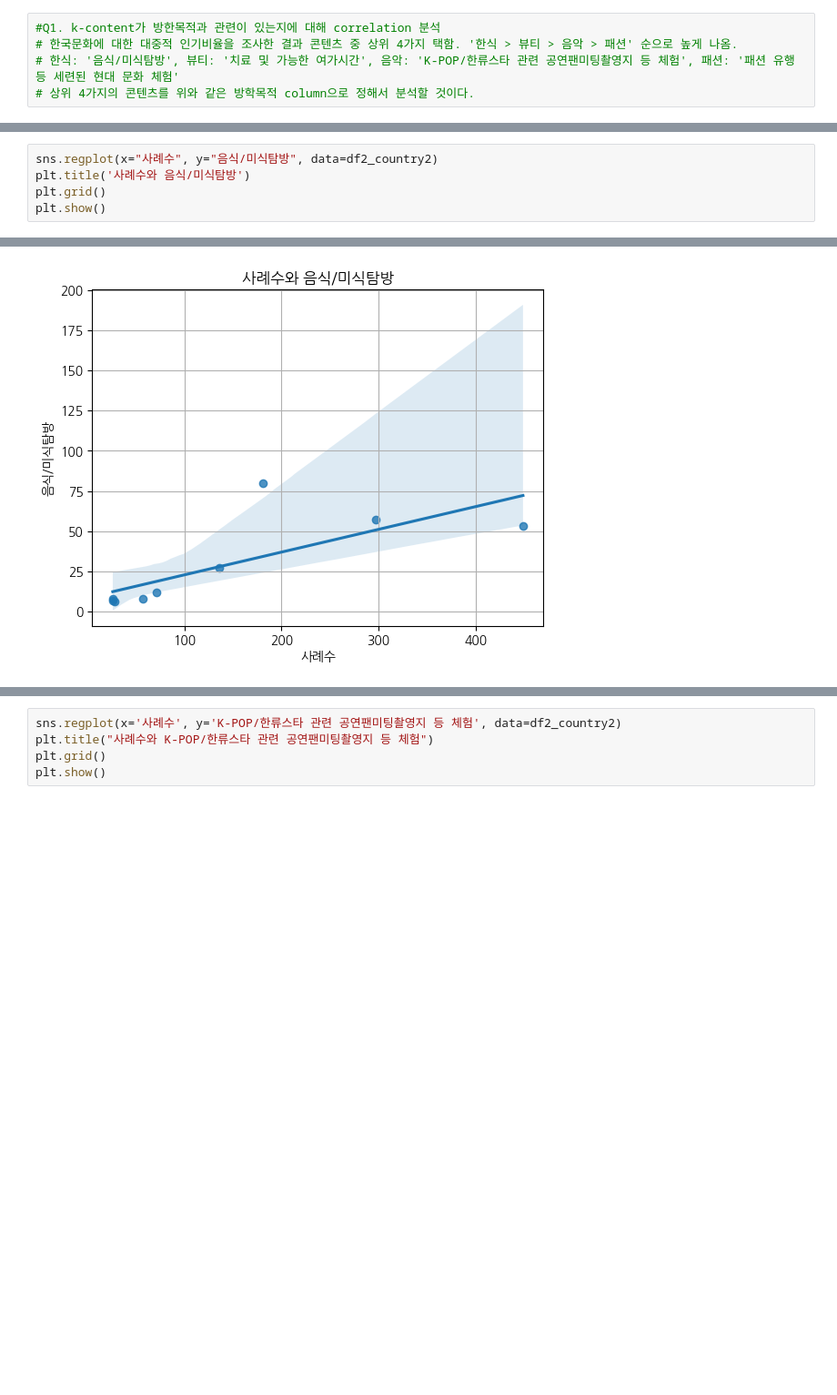
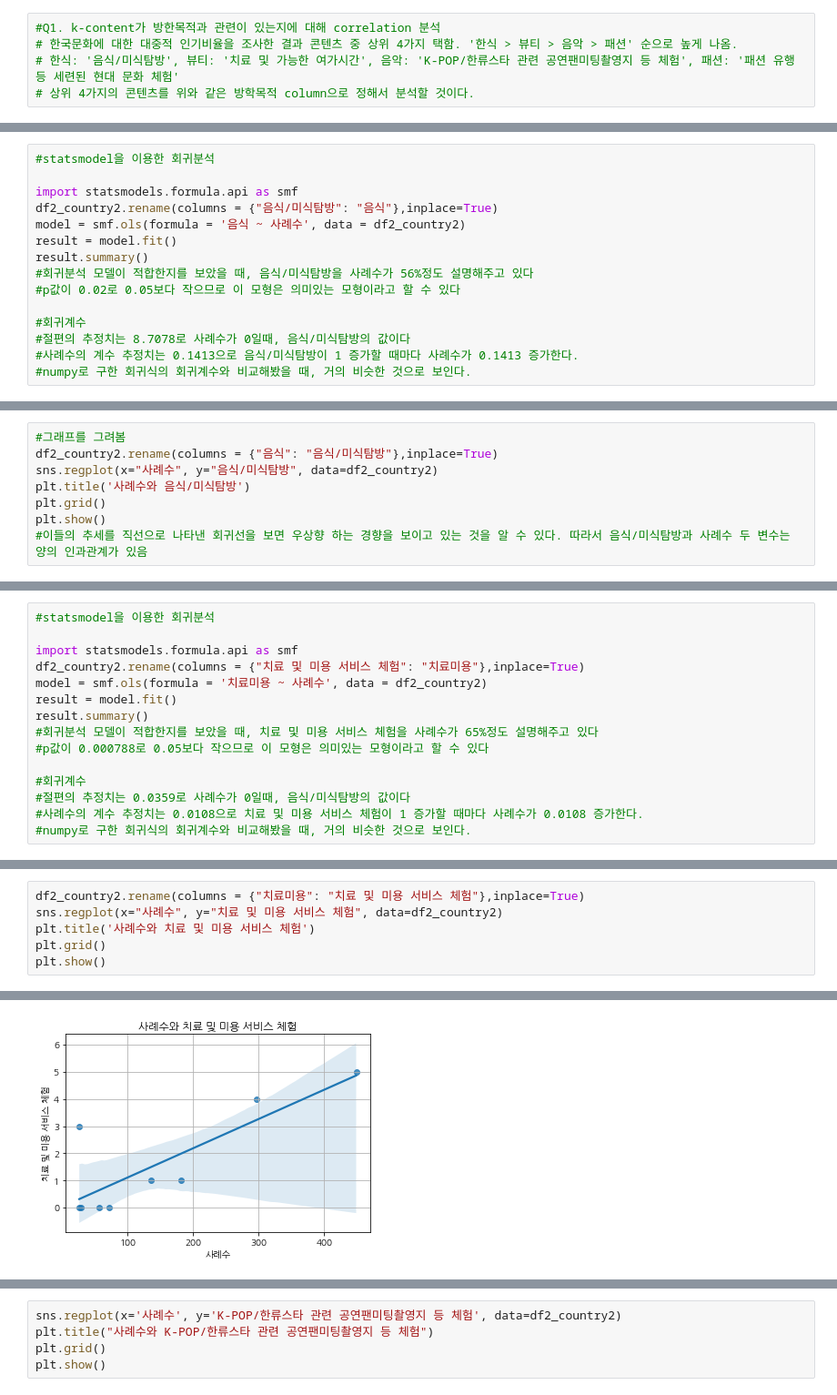
Before and after one commit to SDA2022/SDA-Project, a Jupyter notebook: 방한목적_분석.ipynb, the cells around one changed output, grey strips where cells are left out. Shown: that part at 91% size. Drawn from its saved outputs; the diff is of its cells as text; blank space fills up the shorter version.

Commit message:
방한목적_회귀분석
회귀분석 실행 순서
scatter그림 --> pearson상관분석 --> statesmodel을 이용해 회귀분석 --> 그래프 그려봄 --> R squared값이 낮다면 선형회귀식의 정확도를 높이기위한 방법 실행

```diff
--- a/방한목적_분석.ipynb
+++ b/방한목적_분석.ipynb
@@ -318,0 +265,15 @@ C:\Users\LG\.matplotlib
+# %%
+#statsmodel을 이용한 회귀분석
+
+import statsmodels.formula.api as smf
+df2_country2.rename(columns = {"음식/미식탐방": "음식"},inplace=True)
+model = smf.ols(formula = '음식 ~ 사례수', data = df2_country2)
+result = model.fit()
+result.summary()
+#회귀분석 모델이 적합한지를 보았을 때, 음식/미식탐방을 사례수가 56%정도 설명해주고 있다
+#p값이 0.02로 0.05보다 작으므로 이 모형은 의미있는 모형이라고 할 수 있다
+
+#회귀계수
+#절편의 추정치는 8.7078로 사례수가 0일때, 음식/미식탐방의 값이다
+#사례수의 계수 추정치는 0.1413으로 음식/미식탐방이 1 증가할 때마다 사례수가 0.1413 증가한다.
+#numpy로 구한 회귀식의 회귀계수와 비교해봤을 때, 거의 비슷한 것으로 보인다.
@@ -318,0 +304,8 @@ C:\Users\LG\.matplotlib
+# %%
+#그래프를 그려봄
+df2_country2.rename(columns = {"음식": "음식/미식탐방"},inplace=True)
+sns.regplot(x="사례수", y="음식/미식탐방", data=df2_country2)
+plt.title('사례수와 음식/미식탐방')
+plt.grid()
+plt.show()
+#이들의 추세를 직선으로 나타낸 회귀선을 보면 우상향 하는 경향을 보이고 있는 것을 알 수 있다. 따라서 음식/미식탐방과 사례수 두 변수는 양의 인과관계가 있음
@@ -318,0 +343,15 @@ C:\Users\LG\.matplotlib
+# %%
+#statsmodel을 이용한 회귀분석
+
+import statsmodels.formula.api as smf
+df2_country2.rename(columns = {"치료 및 미용 서비스 체험": "치료미용"},inplace=True)
+model = smf.ols(formula = '치료미용 ~ 사례수', data = df2_country2)
+result = model.fit()
+result.summary()
+#회귀분석 모델이 적합한지를 보았을 때, 치료 및 미용 서비스 체험을 사례수가 65%정도 설명해주고 있다
+#p값이 0.000788로 0.05보다 작으므로 이 모형은 의미있는 모형이라고 할 수 있다
+
+#회귀계수
+#절편의 추정치는 0.0359로 사례수가 0일때, 음식/미식탐방의 값이다
+#사례수의 계수 추정치는 0.0108으로 치료 및 미용 서비스 체험이 1 증가할 때마다 사례수가 0.0108 증가한다.
+#numpy로 구한 회귀식의 회귀계수와 비교해봤을 때, 거의 비슷한 것으로 보인다.
@@ -319,6 +382,7 @@ C:\Users\LG\.matplotlib
 # %%
-sns.regplot(x="사례수", y="음식/미식탐방", data=df2_country2)
-plt.title('사례수와 음식/미식탐방')
+df2_country2.rename(columns = {"치료미용": "치료 및 미용 서비스 체험"},inplace=True)
+sns.regplot(x="사례수", y="치료 및 미용 서비스 체험", data=df2_country2)
+plt.title('사례수와 치료 및 미용 서비스 체험')
 plt.grid()
 plt.show()
 # %% [output]
@@ -325 +393 @@ plt.show()
-[figure, old version]
+[figure, new version]
```
Also changed, not shown: parts of 31 cells of this notebook.
